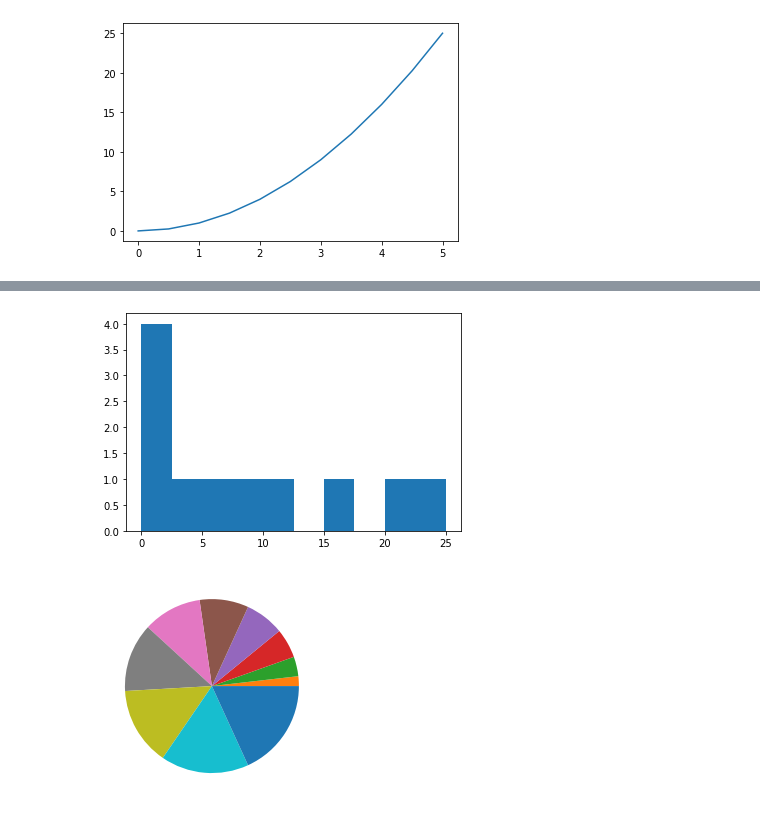
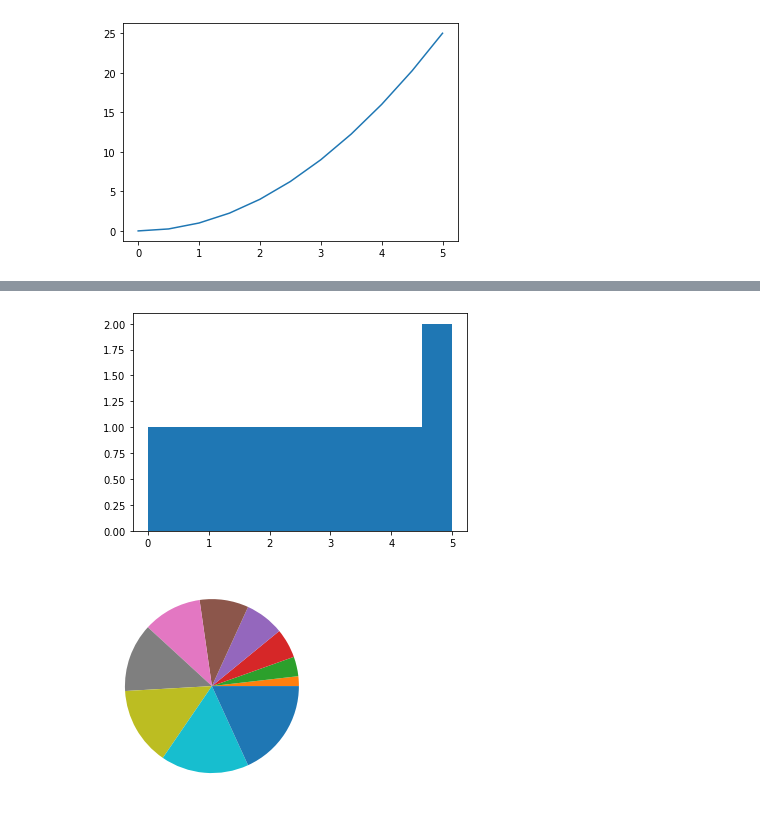
Before and after one commit to devenriq/P-DS-Matplot_Seaborn, a Jupyter notebook: pyplot.ipynb, the cells around one changed output, grey strips where cells are left out. Cells and saved outputs as stored; diff of their text form; code cells hidden in the pictures.

```diff
--- a/pyplot.ipynb
+++ b/pyplot.ipynb
@@ -27,8 +27,8 @@ plt.show()
 # %%
-plt.hist(y)
+plt.hist(x)
 plt.show()
 # %% [output]
-[figure, old version]
+[figure, new version]
 # %%
 plt.pie(x)
 plt.show()
```
Also changed, not shown: parts of 4 cells of this notebook, 9 other files.
